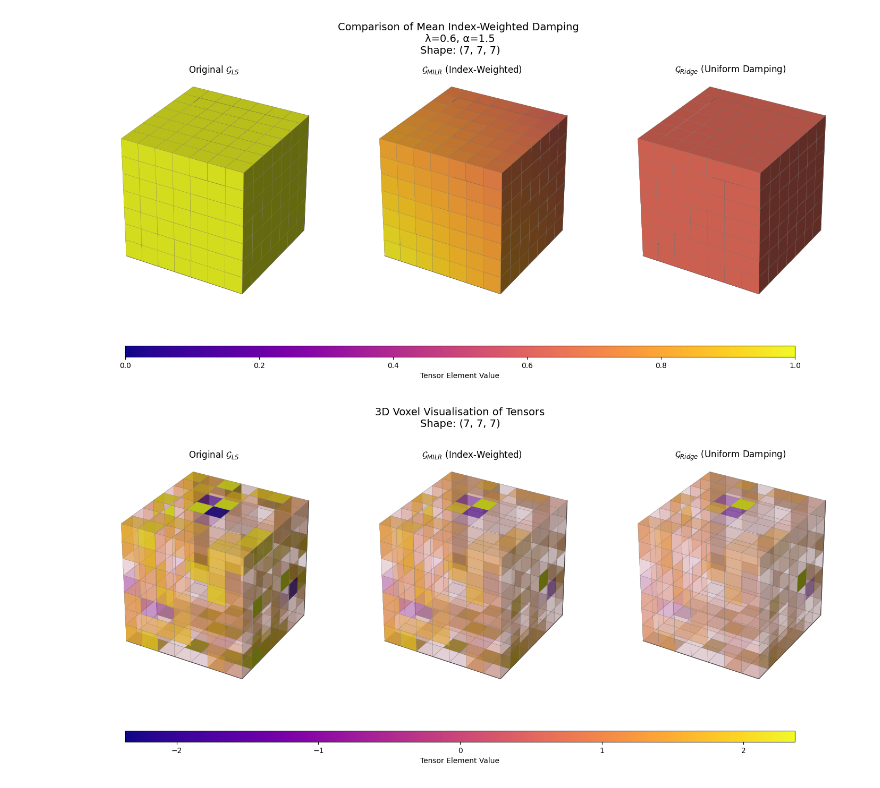
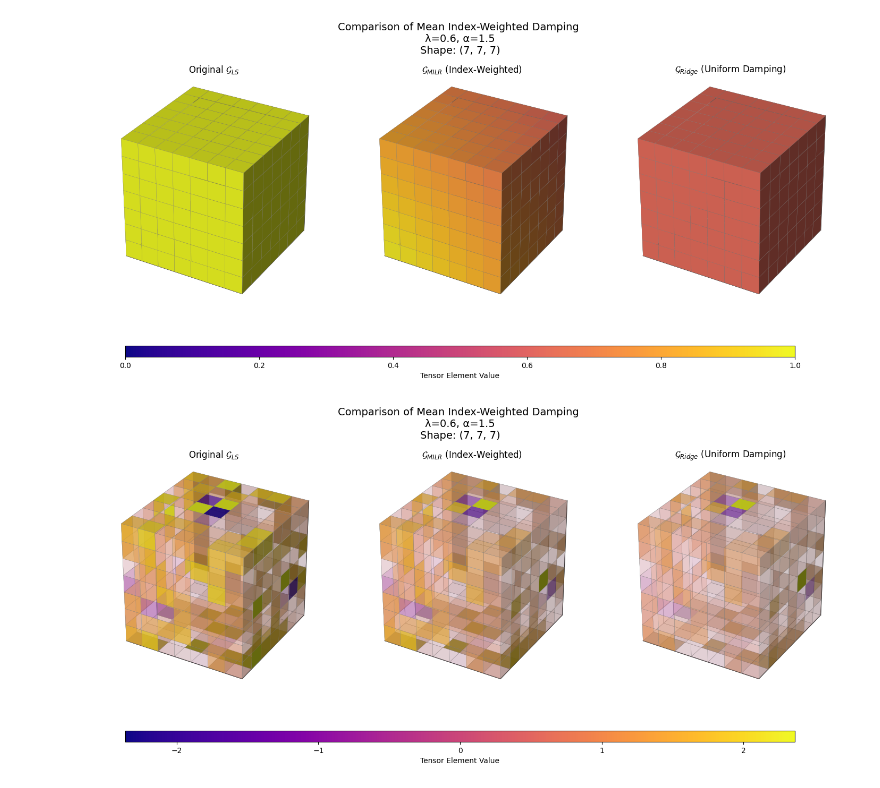
Before and after one commit to timothycdc/HOPLS-fin-data, a Jupyter notebook: 2_visualise_milr_core.ipynb, the cells around one changed output. Cells and saved outputs as stored; diff of their text form; code cells hidden in the pictures.

```diff
--- a/visualise_milr_core.ipynb
+++ b/2_visualise_milr_core.ipynb
@@ -403,18 +403,18 @@ plot_tensors(G_LS, G_MILR, G_Ridge, orientation='horizontal', symmetric_colourin
 # %%
 lambda_val = 0.6
 alpha_val = 1.5
 tensor_shape = (7,7,7)
 
 G_LS, G_MILR, G_Ridge, W_G, damping_factors_milr = generate_tensors(
     lambda_val=lambda_val,
     alpha_val=alpha_val,
     tensor_shape=tensor_shape,
     background_mean=1,
     background_std=0.7,
     hotspot_scale_factor=4
 )
 
 # Horizontal layout (1×3):
-plot_tensors(G_LS, G_MILR, G_Ridge, orientation='horizontal', symmetric_colouring=True)
+plot_tensors(G_LS, G_MILR, G_Ridge, orientation='horizontal', symmetric_colouring=True,title_label=f"Comparison of Mean Index-Weighted Damping \nλ={lambda_val}, α={alpha_val}")
 # %% [output]
-[figure, old version]
+[figure, new version]
```
Also changed, not shown: 10 other files.
